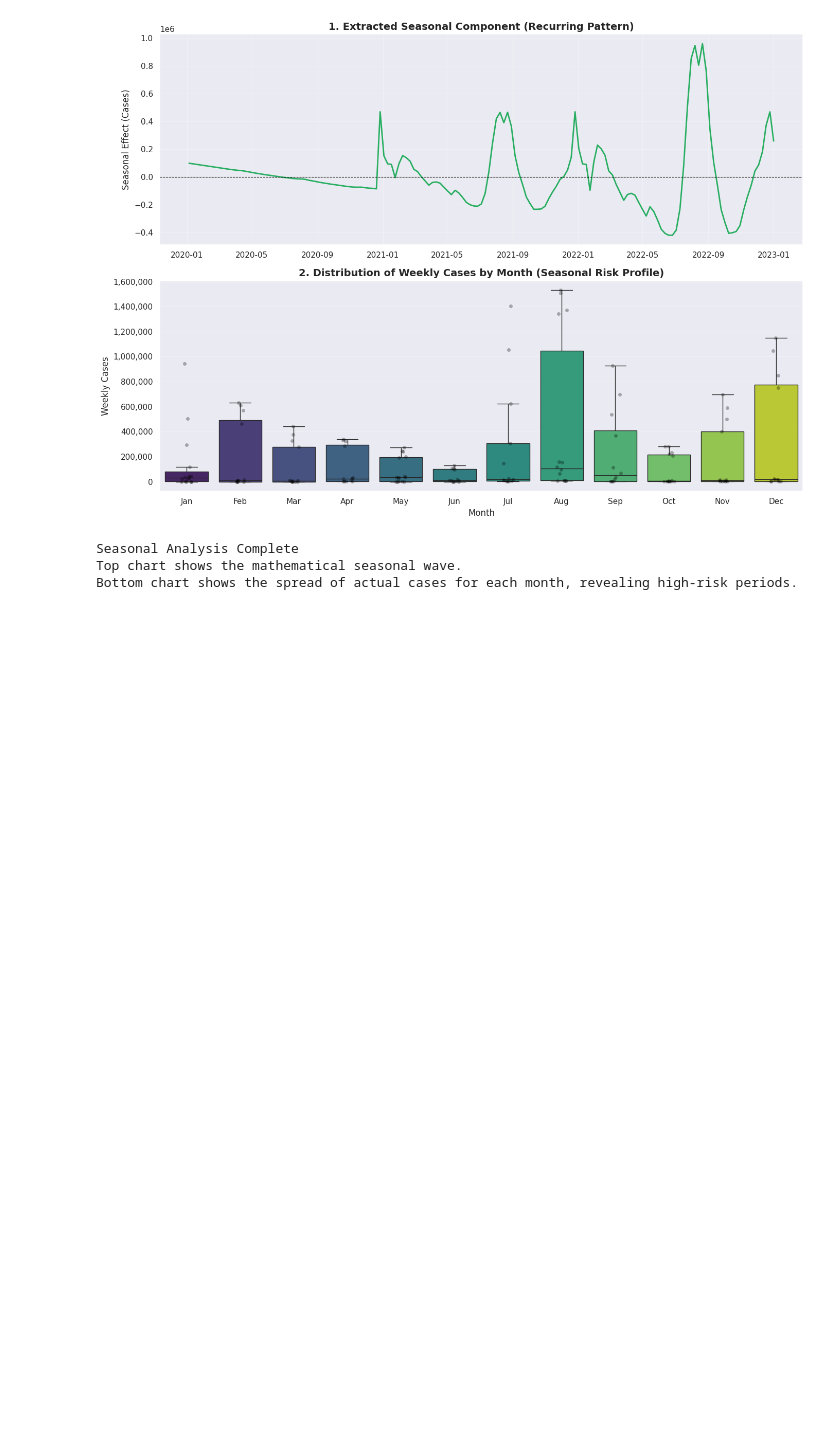
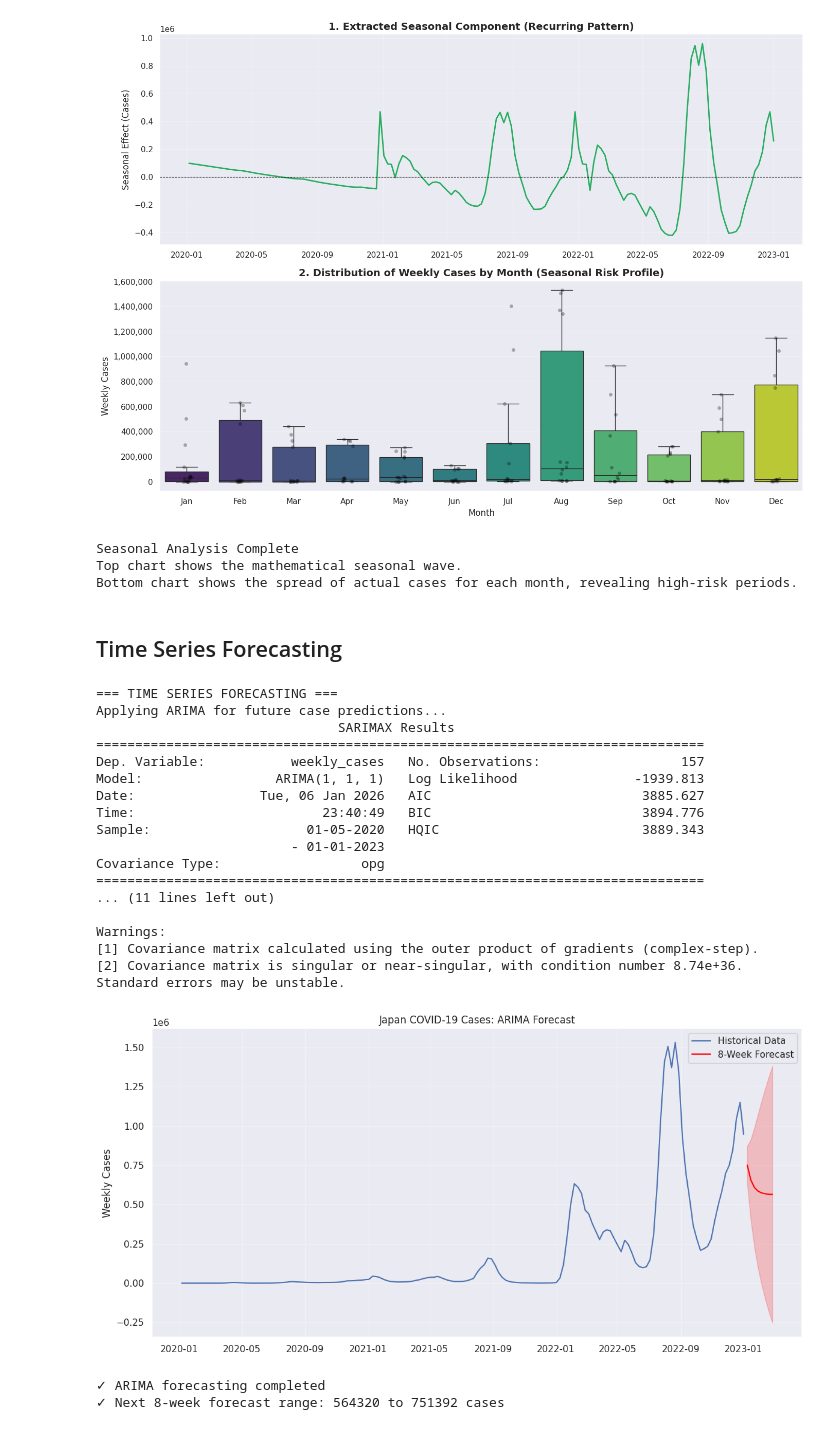
Before and after one commit to chipojaya1/myNEBDHub, a Jupyter notebook: Analyzing_Pandemmic_Response_Project_Chipo_Jaya.ipynb, the cells around one changed output. Drawn from its saved outputs; the diff is of its cells as text; code cells hidden in the pictures; blank space fills up the shorter version.

Commit message:
added timeseries sarimax

```diff
--- a/Analyzing_Pandemmic_Response_Project_Chipo_Jaya.ipynb
+++ b/Analyzing_Pandemmic_Response_Project_Chipo_Jaya.ipynb
@@ -625,3 +625,61 @@ Identifying recurring seasonal patterns...
 Seasonal Analysis Complete
 Top chart shows the mathematical seasonal wave.
 Bottom chart shows the spread of actual cases for each month, revealing high-risk periods.
+# %% [markdown]
+## Time Series Forecasting
+# %%
+print("\n=== TIME SERIES FORECASTING ===")
+print("Applying ARIMA for future case predictions...")
+
+# ARIMA Model
+y_forecast = wk['weekly_cases'].astype(float).dropna()
+
+try:
+    model = ARIMA(y_forecast, order=(1,1,1))
+    fit = model.fit()
+    print(fit.summary())
+
+    # Forecast next 8 weeks
+    fc = fit.get_forecast(steps=8)
+    fc_mean = fc.predicted_mean
+    fc_ci = fc.conf_int()
+
+    # Plot forecast
+    fig, ax = plt.subplots(figsize=(12, 6))
+    ax.plot(y_forecast.index, y_forecast, label='Historical Data')
+    ax.plot(fc_mean.index, fc_mean, label='8-Week Forecast', color='red')
+    ax.fill_between(fc_ci.index, fc_ci.iloc[:,0], fc_ci.iloc[:,1], color='red', alpha=0.2)
+    ax.set_title('Japan COVID-19 Cases: ARIMA Forecast')
+    ax.set_ylabel('Weekly Cases')
+    ax.legend()
+    ax.grid(True, alpha=0.3)
+    plt.tight_layout()
+    plt.show()
+
+    print("✓ ARIMA forecasting completed")
+    print(f"✓ Next 8-week forecast range: {fc_mean.min():.0f} to {fc_mean.max():.0f} cases")
+
+except Exception as e:
+    print(f"Forecasting encountered an issue: {e}")
+    print("This is optional and doesn't affect core analysis")
+# %% [output]
+=== TIME SERIES FORECASTING ===
+Applying ARIMA for future case predictions...
+                               SARIMAX Results
+==============================================================================
+Dep. Variable:           weekly_cases   No. Observations:                  157
+Model:                 ARIMA(1, 1, 1)   Log Likelihood               -1939.813
+Date:                Tue, 06 Jan 2026   AIC                           3885.627
+Time:                        23:40:49   BIC                           3894.776
+Sample:                    01-05-2020   HQIC                          3889.343
+                         - 01-01-2023
+Covariance Type:                  opg
+==============================================================================
+... (11 lines left out)
+
+Warnings:
+[1] Covariance matrix calculated using the outer product of gradients (complex-step).
+[2] Covariance matrix is singular or near-singular, with condition number 8.74e+36. Standard errors may be unstable.
+[figure, added]
+✓ ARIMA forecasting completed
+✓ Next 8-week forecast range: 564320 to 751392 cases
```
Also changed, not shown: parts of 11 cells of this notebook.
